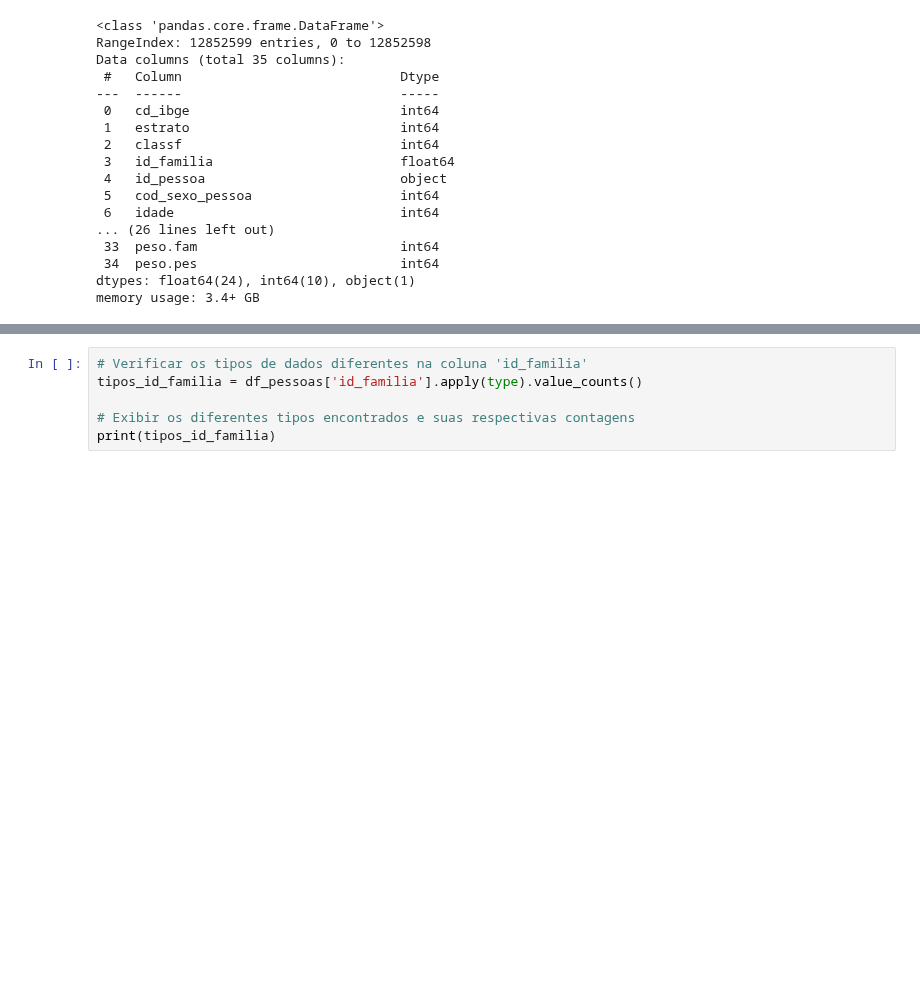
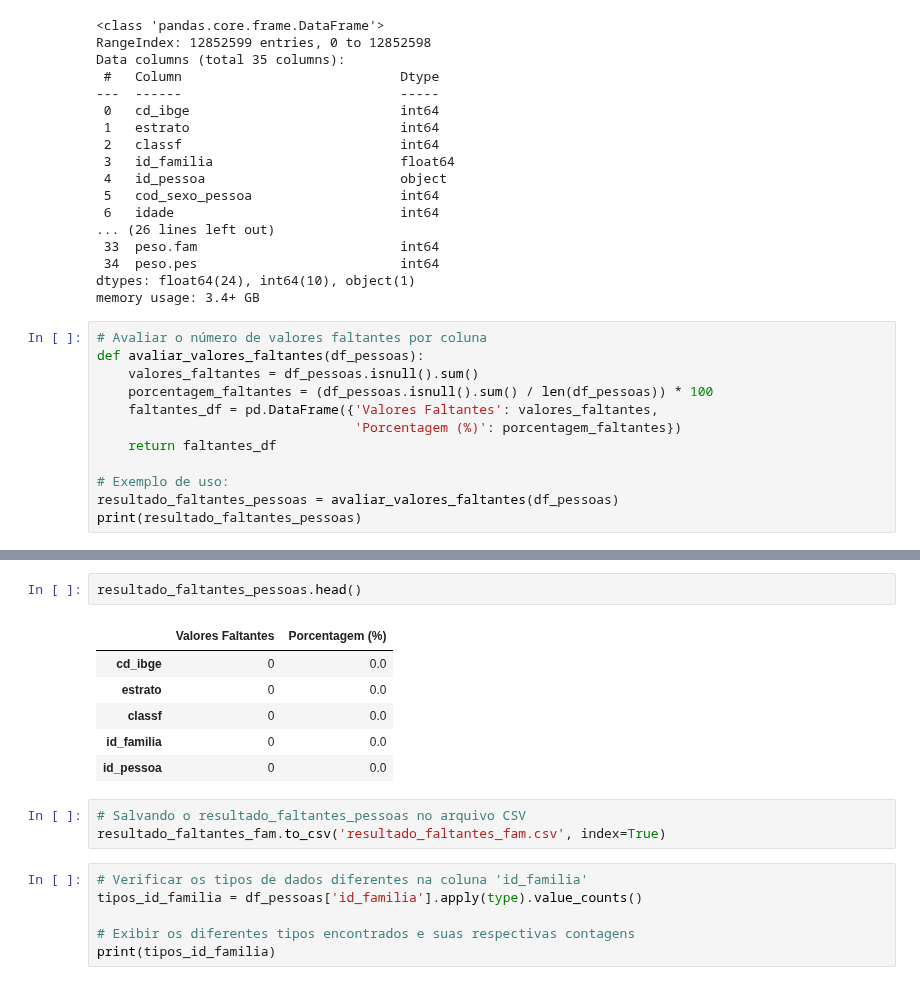
Before and after one commit to mariananresende/averiguacao_cadastral, a Jupyter notebook: bases_amostrais.ipynb, the cells around one changed output, grey strips where cells are left out. Drawn from its saved outputs; the diff is of its cells as text; blank space fills up the shorter version.

```diff
--- a/bases_amostrais.ipynb
+++ b/bases_amostrais.ipynb
@@ -247,3 +259,15 @@ Data columns (total 35 columns):
  34  peso.pes                          int64
 dtypes: float64(24), int64(10), object(1)
 memory usage: 3.4+ GB
+# %%
+# Avaliar o número de valores faltantes por coluna
+def avaliar_valores_faltantes(df_pessoas):
+    valores_faltantes = df_pessoas.isnull().sum()
+    porcentagem_faltantes = (df_pessoas.isnull().sum() / len(df_pessoas)) * 100
+    faltantes_df = pd.DataFrame({'Valores Faltantes': valores_faltantes,
+                                 'Porcentagem (%)': porcentagem_faltantes})
+    return faltantes_df
+
+# Exemplo de uso:
+resultado_faltantes_pessoas = avaliar_valores_faltantes(df_pessoas)
+print(resultado_faltantes_pessoas)
@@ -250,3 +292,15 @@ memory usage: 3.4+ GB
+# %%
+resultado_faltantes_pessoas.head()
+# %% [output]
+|  | Valores Faltantes | Porcentagem (%) |
+| cd_ibge | 0 | 0.0 |
+| estrato | 0 | 0.0 |
+| classf | 0 | 0.0 |
+| id_familia | 0 | 0.0 |
+| id_pessoa | 0 | 0.0 |
+# %%
+# Salvando o resultado_faltantes_pessoas no arquivo CSV
+resultado_faltantes_fam.to_csv('resultado_faltantes_fam.csv', index=True)
 # %%
 # Verificar os tipos de dados diferentes na coluna 'id_familia'
 tipos_id_familia = df_pessoas['id_familia'].apply(type).value_counts()
```
Also changed, not shown: parts of 5 cells of this notebook.
